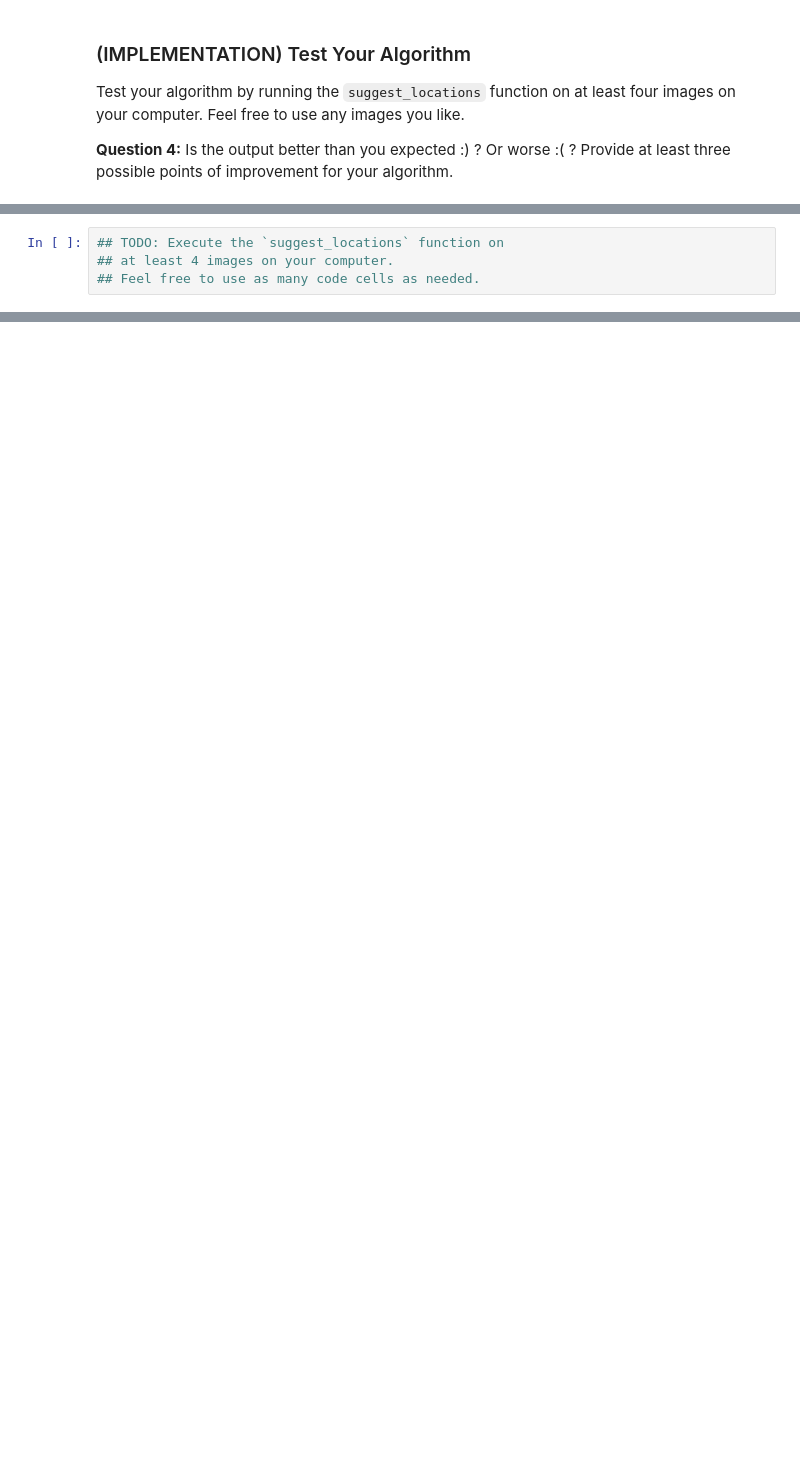
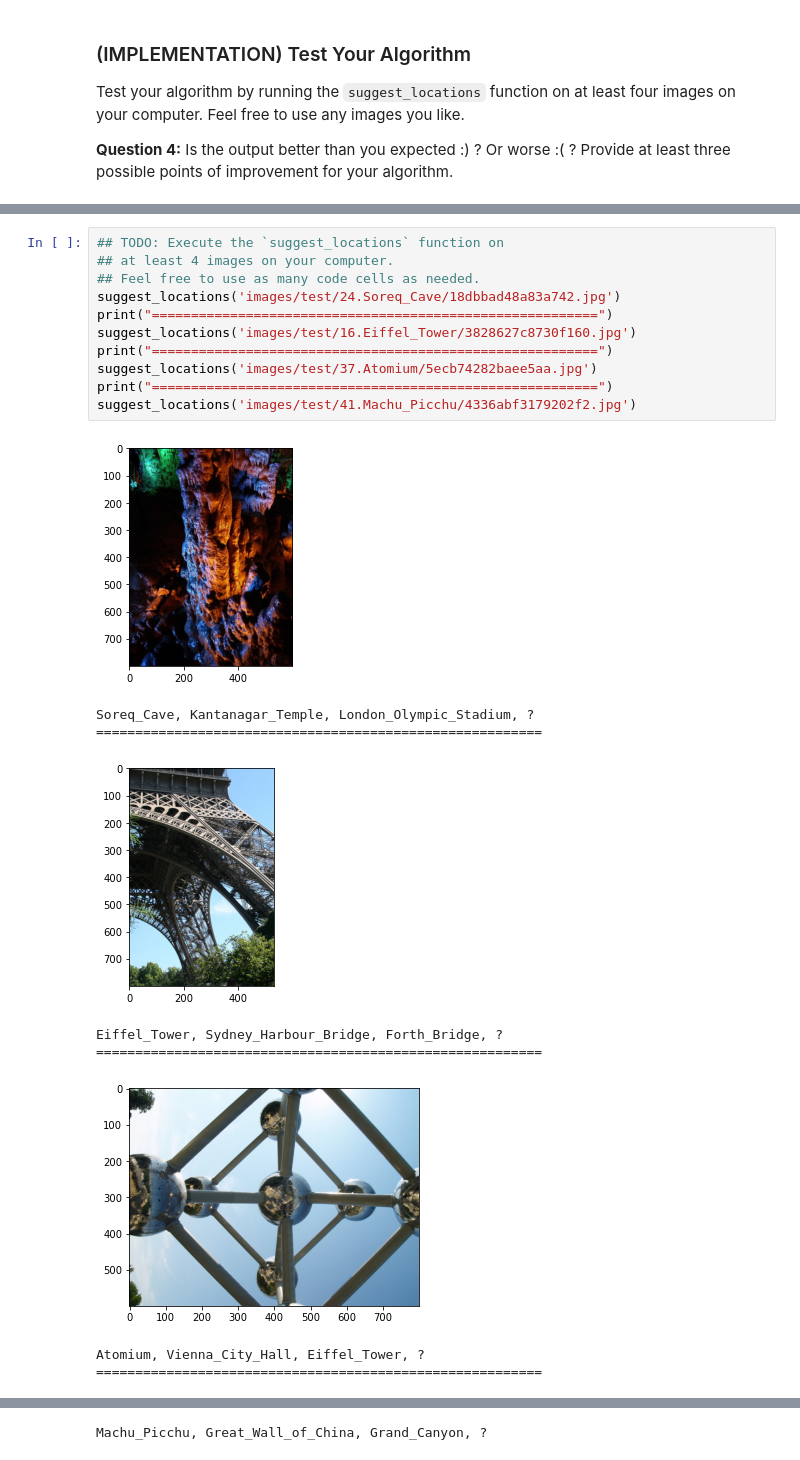
Before and after one commit to IShamss/landmark_classification, a Jupyter notebook: landmark.ipynb, the cells around one changed output, grey strips where cells are left out. Cells and saved outputs as stored; diff of their text form; blank space fills up the shorter version.

```diff
--- a/landmark.ipynb
+++ b/landmark.ipynb
@@ -629,4 +680,21 @@ __Answer:__ (Three possible points for improvement)
 # %%
 ## TODO: Execute the `suggest_locations` function on
 ## at least 4 images on your computer.
 ## Feel free to use as many code cells as needed.
+suggest_locations('images/test/24.Soreq_Cave/18dbbad48a83a742.jpg')
+print("=========================================================")
+suggest_locations('images/test/16.Eiffel_Tower/3828627c8730f160.jpg')
+print("=========================================================")
+suggest_locations('images/test/37.Atomium/5ecb74282baee5aa.jpg')
+print("=========================================================")
+suggest_locations('images/test/41.Machu_Picchu/4336abf3179202f2.jpg')
+# %% [output]
+[figure, added]
+Soreq_Cave, Kantanagar_Temple, London_Olympic_Stadium, ?
+=========================================================
+[figure, added]
+Eiffel_Tower, Sydney_Harbour_Bridge, Forth_Bridge, ?
+=========================================================
+[figure, added]
+Atomium, Vienna_City_Hall, Eiffel_Tower, ?
+=========================================================
@@ -632,0 +702 @@ __Answer:__ (Three possible points for improvement)
+Machu_Picchu, Great_Wall_of_China, Grand_Canyon, ?
```
Also changed, not shown: parts of 10 cells of this notebook, 1 other file.
